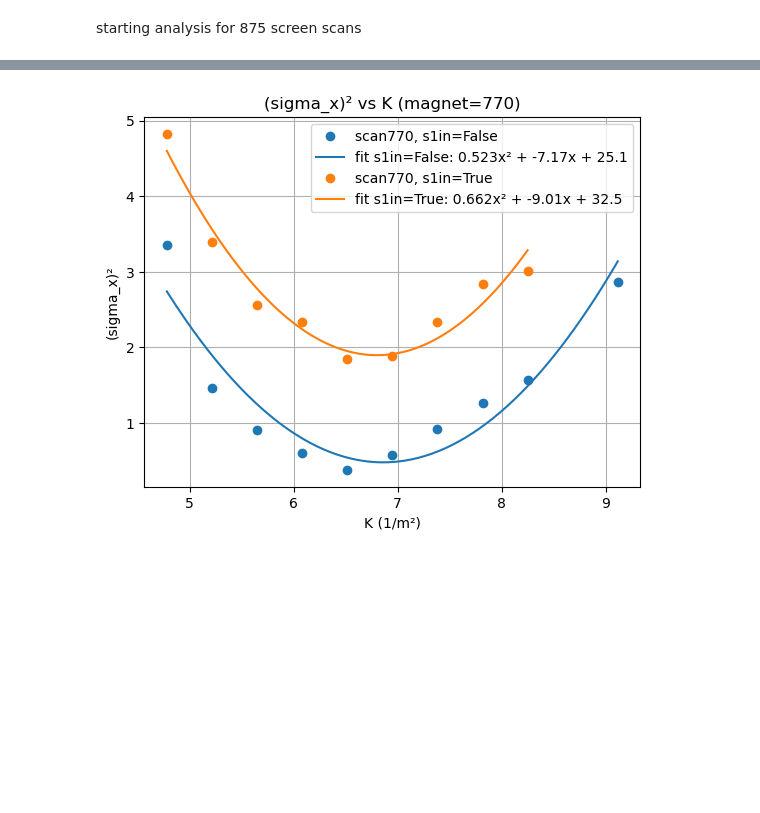
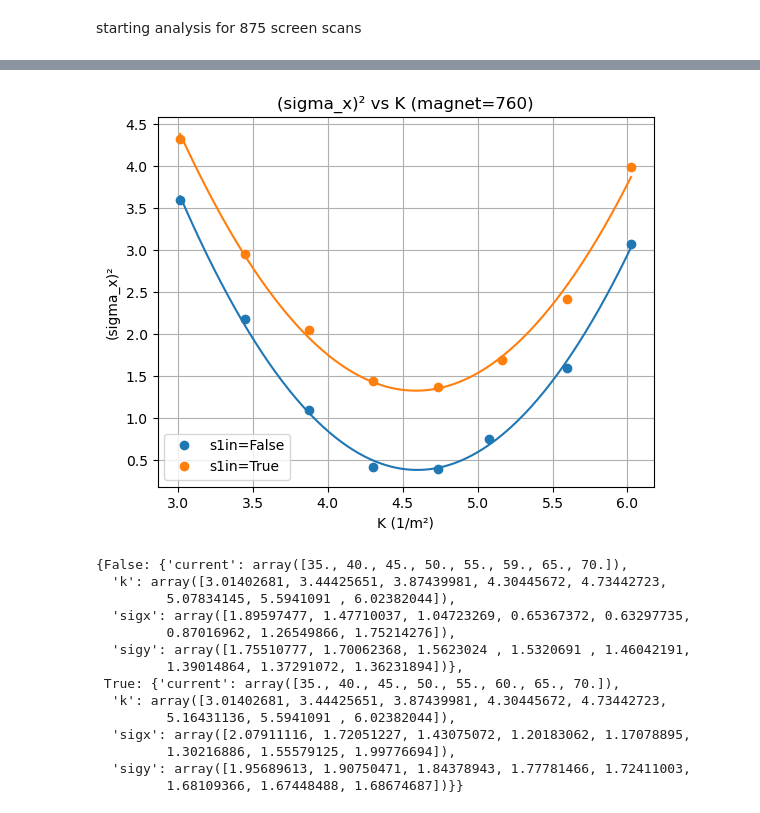
Before and after one commit to sabrinawaa/DPhil_Project, a Jupyter notebook: fake_quad_scan_CLEAR.ipynb, the cells around one changed output, grey strips where cells are left out. Drawn from its saved outputs; the diff is of its cells as text; code cells hidden in the pictures; blank space fills up the shorter version.

```diff
--- a/fake_quad_scan_CLEAR.ipynb
+++ b/fake_quad_scan_CLEAR.ipynb
@@ -189,9 +169,8 @@ for i in eval("df_760, df_765"):
 # %% [markdown]
 starting analysis for 875 screen scans
 # %%
-csv_path = "CLEAR_experiments/May2026/quad_scan875_small.csv"
-energy = 197.3 #MeV
-
+csv_path = "/Users/sabrinawang/Desktop/DPhil_Project/CLEAR_experiments/May2026/quad_scan875_large_new.csv"
+energy = 199.2#MeV
 df_875 = pd.read_csv(csv_path)
 df_875
 # %% [output]
@@ -404,43 +194,64 @@ def quad_scan_emittance_thick(k, sigma, L, d, energy=None):
 # %%
-#change beam size to beam size squared
+
+magnet = 760
+mask = (df_875["magnet"] == magnet) & (df_875["current"] != 100)
+
+results = {}
 
 plt.figure()
-mask = (df_875["magnet"] == 770) & (df_875["current"] != 100)
 
-for s1in_value, group in df_875.groupby("s1in"):
+for s1in_value, group in df_875.loc[mask].groupby("s1in"):
     group = group.sort_values("current")
-    current = group.loc[mask, "current"]
-    k = get_Quad_K_from_I(current,0.226,energy)
-    sigx = group.loc[mask, "sigma_x"]
+    current7670 = group["current"].to_numpy()
+    k = get_Quad_K_from_I(current7670, 0.226, energy)
+    sigx2 = group["sigma_x"].to_numpy() ** 2
 
-    # Plot raw data
-    line, = plt.plot(
-        k, sigx**2,
-        marker="o",
-        linestyle="none",
-        label=f"scan770, s1in={s1in_value}",
-    )
+    results[s1in_value] = {
+        "current": current7670,
+        "k": k,
+        "sigx": group["sigma_x"].to_numpy(),
+        "sigy": group["sigma_y"].to_numpy(),
+    }
 
-    # Fit and plot quadratic curve
-    coeffs = np.polyfit(k, sigx**2, deg=2)
-    a, b, c = coeffs
+    line, = plt.plot(k, sigx2, marker="o", linestyle="none", label=f"s1in={s1in_value}")
+
+    coeffs = np.polyfit(k, sigx2, 2)
     x_fit = np.linspace(k.min(), k.max(), 200)
-    y_fit = np.polyval(coeffs, x_fit)
-
-    plt.plot(
-        x_fit, y_fit,
-        '-',
-        color=line.get_color(),
-        label=f"fit s1in={s1in_value}: {a:.3g}x² + {b:.3g}x + {c:.3g}",
-    )
+    plt.plot(x_fit, np.polyval(coeffs, x_fit), color=line.get_color())
 
 plt.xlabel("K (1/m²)")
 plt.ylabel("(sigma_x)²")
-plt.title("(sigma_x)² vs K (magnet=770)")
+plt.title(f"(sigma_x)² vs K (magnet={magnet})")
 plt.legend()
 plt.grid(True)
 plt.show()
+
+
+current7670_s1_out = results[False]["current"]
+k7670_s1_out = get_Quad_K_from_I(current7670_s1_out, 0.226, energy)
+sigx7670_s1_out = results[False]["sigx"]
+sigy7670_s1_out = results[False]["sigy"]
+
+current7670_s1_in = results[True]["current"]
+k7670_s1_in = get_Quad_K_from_I(current7670_s1_in, 0.226, energy)
+sigx7670_s1_in = results[True]["sigx"]
+sigy7670_s1_in = results[True]["sigy"]
+results
 # %% [output]
-[figure, old version]
+[figure, new version]
+{False: {'current': array([35., 40., 45., 50., 55., 59., 65., 70.]),
+  'k': array([3.01402681, 3.44425651, 3.87439981, 4.30445672, 4.73442723,
+         5.07834145, 5.5941091 , 6.02382044]),
+  'sigx': array([1.89597477, 1.47710037, 1.04723269, 0.65367372, 0.63297735,
+         0.87016962, 1.26549866, 1.75214276]),
+  'sigy': array([1.75510777, 1.70062368, 1.5623024 , 1.5320691 , 1.46042191,
+         1.39014864, 1.37291072, 1.36231894])},
+ True: {'current': array([35., 40., 45., 50., 55., 60., 65., 70.]),
+  'k': array([3.01402681, 3.44425651, 3.87439981, 4.30445672, 4.73442723,
+         5.16431136, 5.5941091 , 6.02382044]),
+  'sigx': array([2.07911116, 1.72051227, 1.43075072, 1.20183062, 1.17078895,
+         1.30216886, 1.55579125, 1.99776694]),
+  'sigy': array([1.95689613, 1.90750471, 1.84378943, 1.77781466, 1.72411003,
+         1.68109366, 1.67448488, 1.68674687])}}
 # %%
 plt.figure()
```
Also changed, not shown: parts of 28 cells of this notebook, 12 other files.
